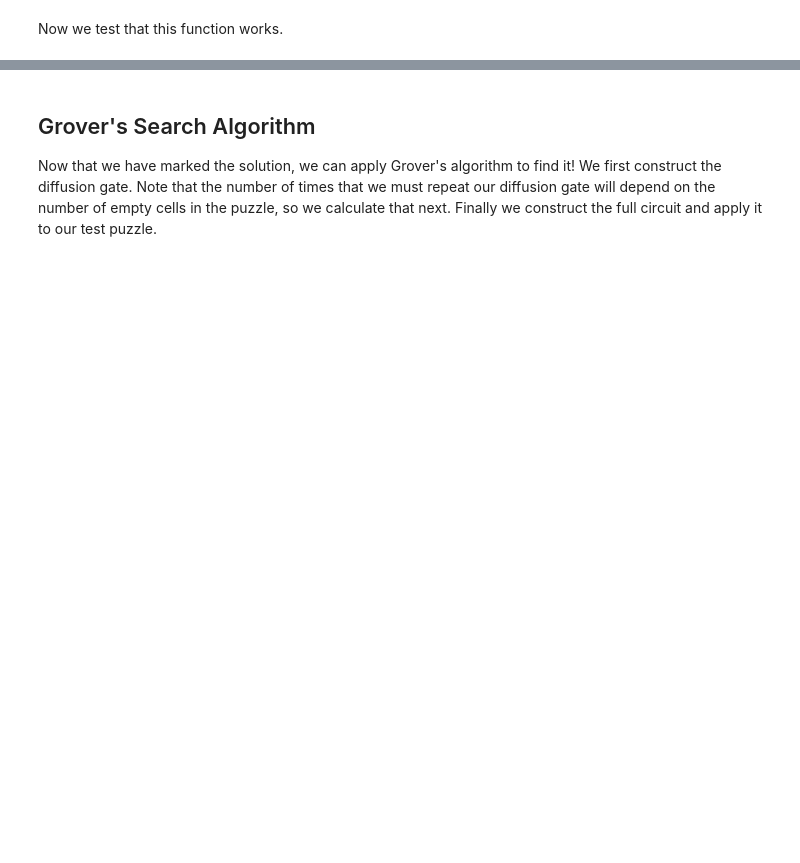
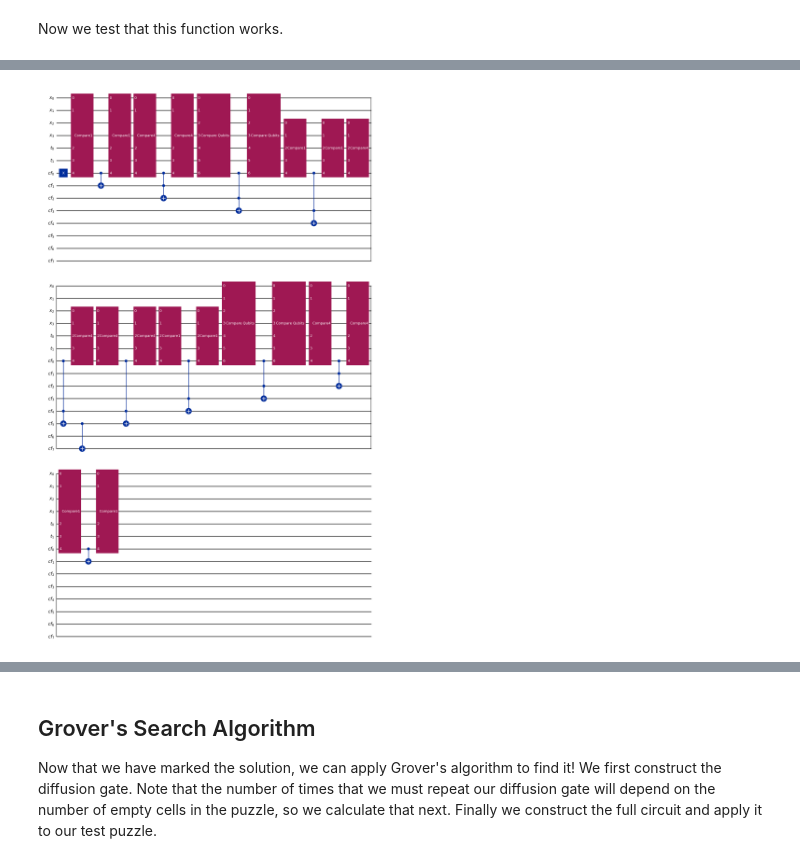
Before and after one commit to jenfns/ErdosQuantum_FirstProject, a Jupyter notebook: Sudoku_Solver.ipynb, the cells around one changed output, grey strips where cells are left out. Cells and saved outputs as stored; diff of their text form; code cells hidden in the pictures; blank space fills up the shorter version.

```diff
--- a/Sudoku_Solver.ipynb
+++ b/Sudoku_Solver.ipynb
@@ -68,18 +156,0 @@ Our oracle will check each row column and square to determine whether there are
-# %%
-#The oracle needs to know what the puzzle is! These functions should work for an arbitrary size puzzle.
-
-def puzzle_constraints(puzzle: list[list[int]]):
-    constraints = {}
-    for i in range(len(puzzle)):
-        constraints.update({f"row{i}" : [puzzle[i][j] for j in range(len(puzzle)) if puzzle[i][j]!=0]}) #parsing the row values
-        constraints.update({f"col{i}" : [puzzle[j][i] for j in range(len(puzzle)) if puzzle[j][i]!=0]}) #parsing the column values
-    for i in range(puzzle_size):
-        for j in range(puzzle_size): #parsing the square values
-            square_list=[]
-            for a in range(puzzle_size):
-                for b in range(puzzle_size):
-                    if puzzle[puzzle_size*i+a][puzzle_size*j+b]!=0:
-                        square_list.append(puzzle[puzzle_size*i+a][puzzle_size*j+b])
-            constraints.update({f"square{i}{j}" : square_list}) #parsing the square values
-
-    return constraints
@@ -271,0 +403,4 @@ We add a gate that will be the identity unless it is the first conflict for that
+# %%
+local_circuit.draw("mpl")
+# %% [output]
+[figure, added]
```
Also changed, not shown: parts of 39 cells of this notebook.
